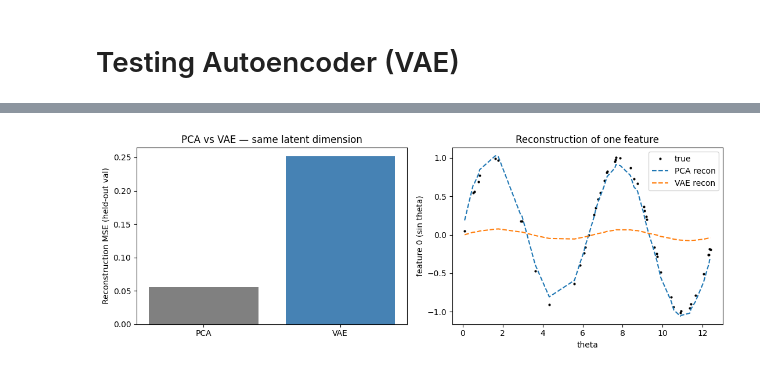
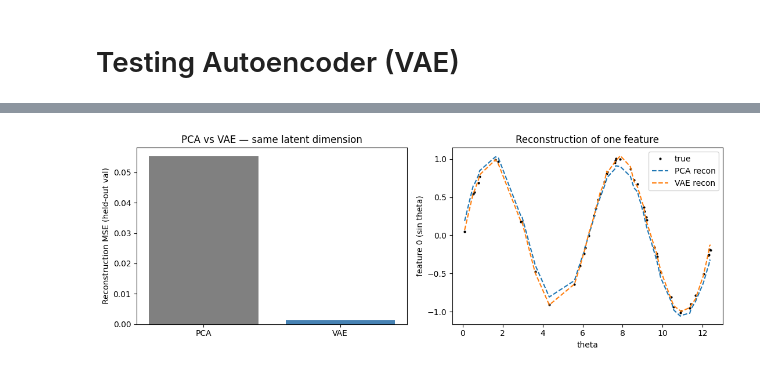
Before and after one commit to victorlabrecque/Research-Deep-Hedging-Volatility, a Jupyter notebook: Test_Autoencoder.ipynb, the cells around one changed output, grey strips where cells are left out. Drawn from its saved outputs; the diff is of its cells as text; code cells hidden in the pictures.

```diff
--- a/Test_Autoencoder.ipynb
+++ b/Test_Autoencoder.ipynb
@@ -74,7 +74,7 @@ def vae_loss(x, x_hat, mu, logvar, beta=1.0):
 # ============================================================
 model = VAE(n_features=n_features, latent_dim=latent_dim, hidden=32)
 optimizer = torch.optim.Adam(model.parameters(), lr=1e-3)
-beta = 1.0
+beta = 0.01
 n_epochs = 3000
 
 for epoch in range(n_epochs + 1):
@@ -137,2 +137,2 @@ VAE  (2 latent dims)  — val reconstruction MSE: 0.25187
 PCA  (2 components)    — val reconstruction MSE: 0.05532
-[figure, old version]
+[figure, new version]
```
Also changed, not shown: parts of 1 cell of this notebook, 2 other files.
